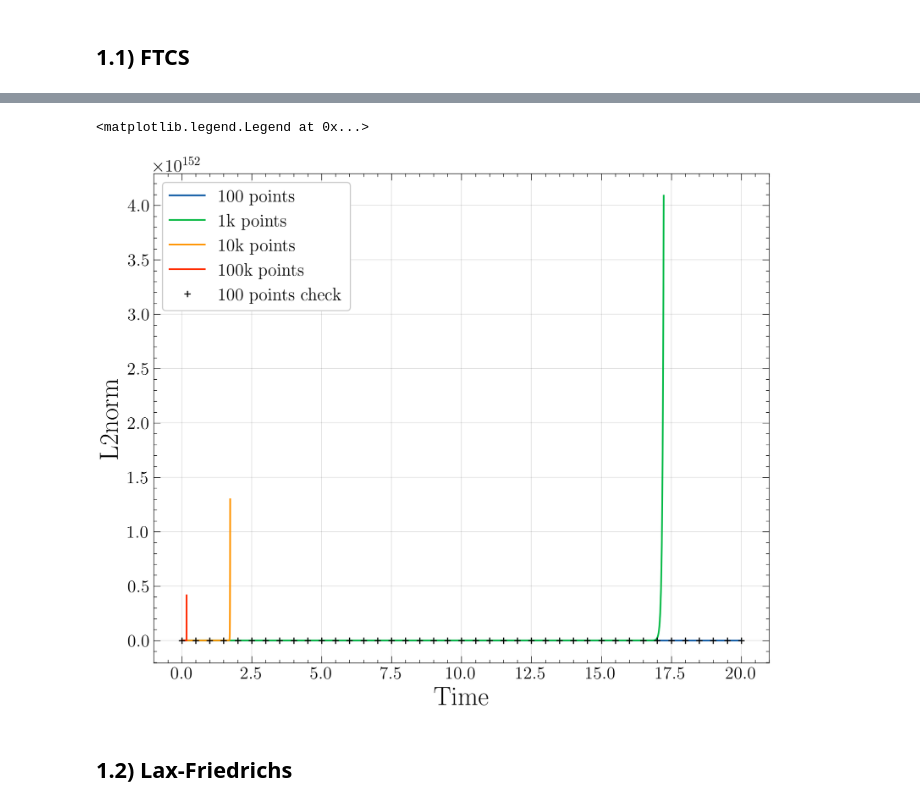
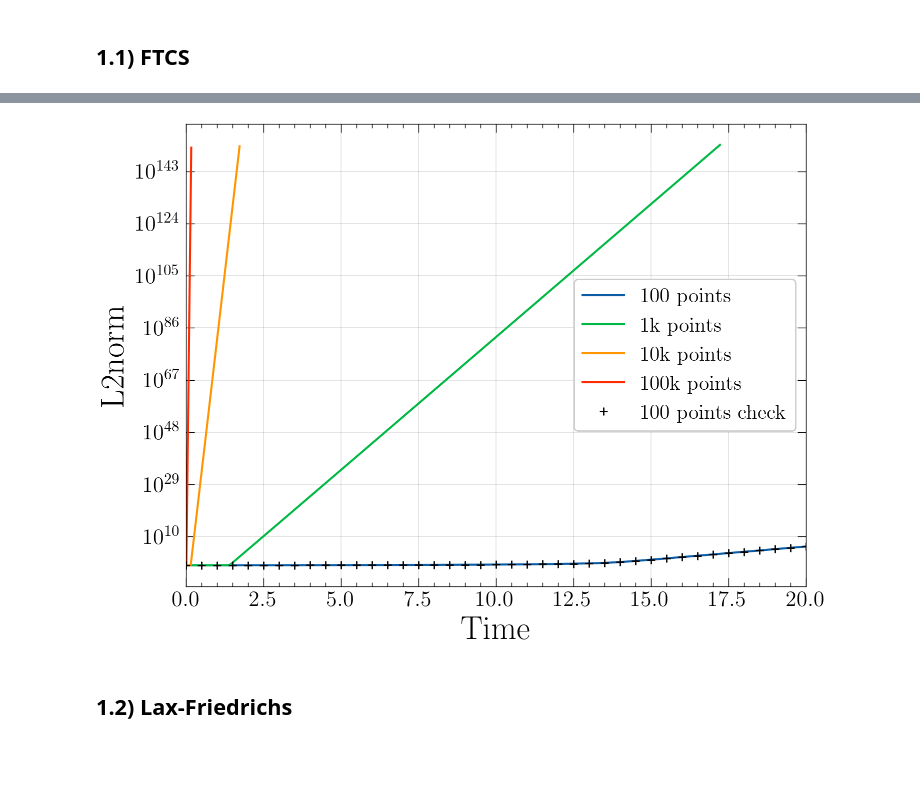
Before and after one commit to M-Bianchi/Numerical_Relativity, a Jupyter notebook: Advection/CompareMethods.ipynb, the cells around one changed output, grey strips where cells are left out. Drawn from its saved outputs; the diff is of its cells as text; code cells hidden in the pictures; blank space fills up the shorter version.

```diff
--- a/Advection/CompareMethods.ipynb
+++ b/Advection/CompareMethods.ipynb
@@ -6,6 +6,7 @@ import matplotlib.pyplot as plt
 %config InlineBackend.figure_format='retina'
 #!pip install git+https://github.com/M-Bianchi/My_matplotlib_style
 plt.style.use('mystyle')
+plt.rcParams["figure.figsize"] = (8,6)
 # %% [markdown]
 # 1) Periodic boundary condition
 # %% [markdown]
@@ -33,18 +34,19 @@ plt.legend();
 # %%
 plt.plot(np.linspace(0, 20, len(l2norm_100)), l2norm_100, label='100 points')
 plt.plot(np.linspace(0, 20, len(l2norm_1k)), l2norm_1k, label='1k points')
 plt.plot(np.linspace(0, 20, len(l2norm_10k)), l2norm_10k, label='10k points')
 plt.plot(np.linspace(0, 20, len(l2norm_100k)), l2norm_100k, label='100k points')
 
 l2_saved=np.genfromtxt('./l2norm_FTCS.dat', comments='#')
 plt.plot(l2_saved[:,0], l2_saved[:,1], '+', color='black', label='100 points check')
 
+plt.xlim(0,20)
+plt.yscale('log')
 plt.xlabel('Time')
 plt.ylabel('L2norm')
-plt.legend();
+plt.legend(fontsize=15);
 # %% [output]
-<matplotlib.legend.Legend at 0x...>
-[figure, old version]
+[figure, new version]
 # %% [markdown]
 ## 1.2) Lax-Friedrichs
 # %%
```
Also changed, not shown: parts of 12 cells of this notebook, 46 other files.
